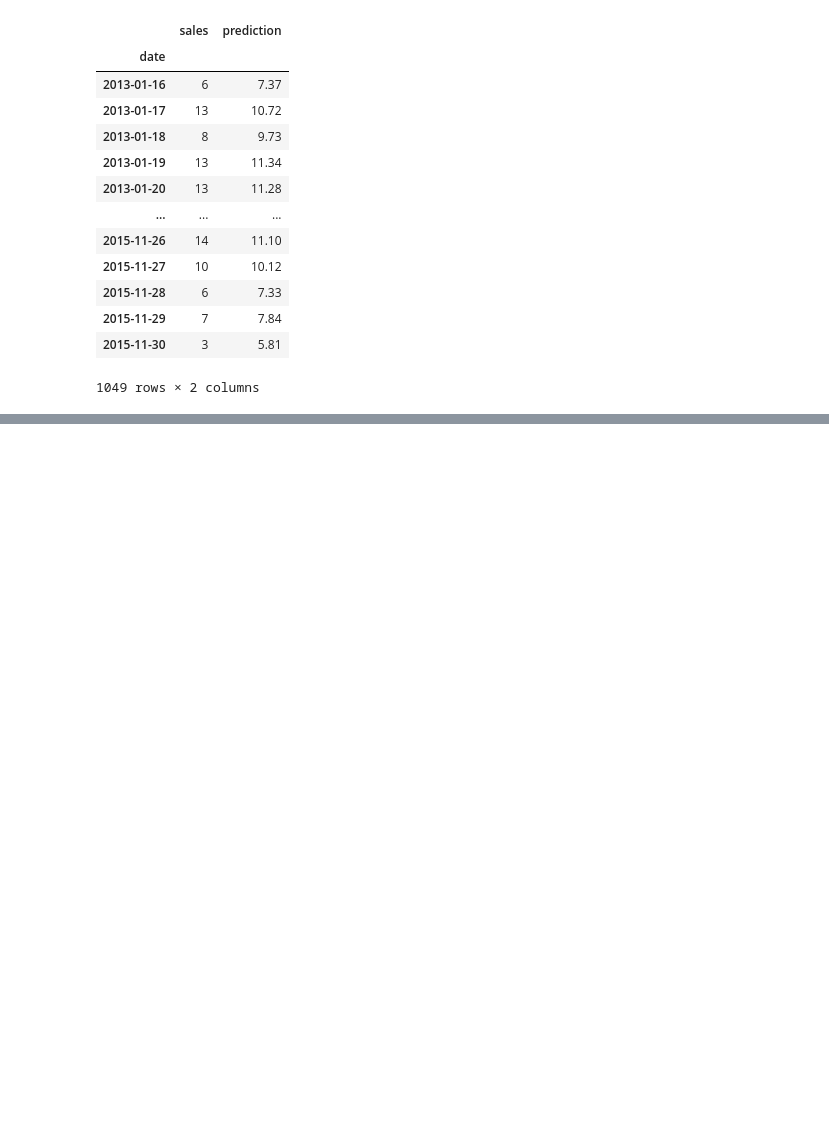
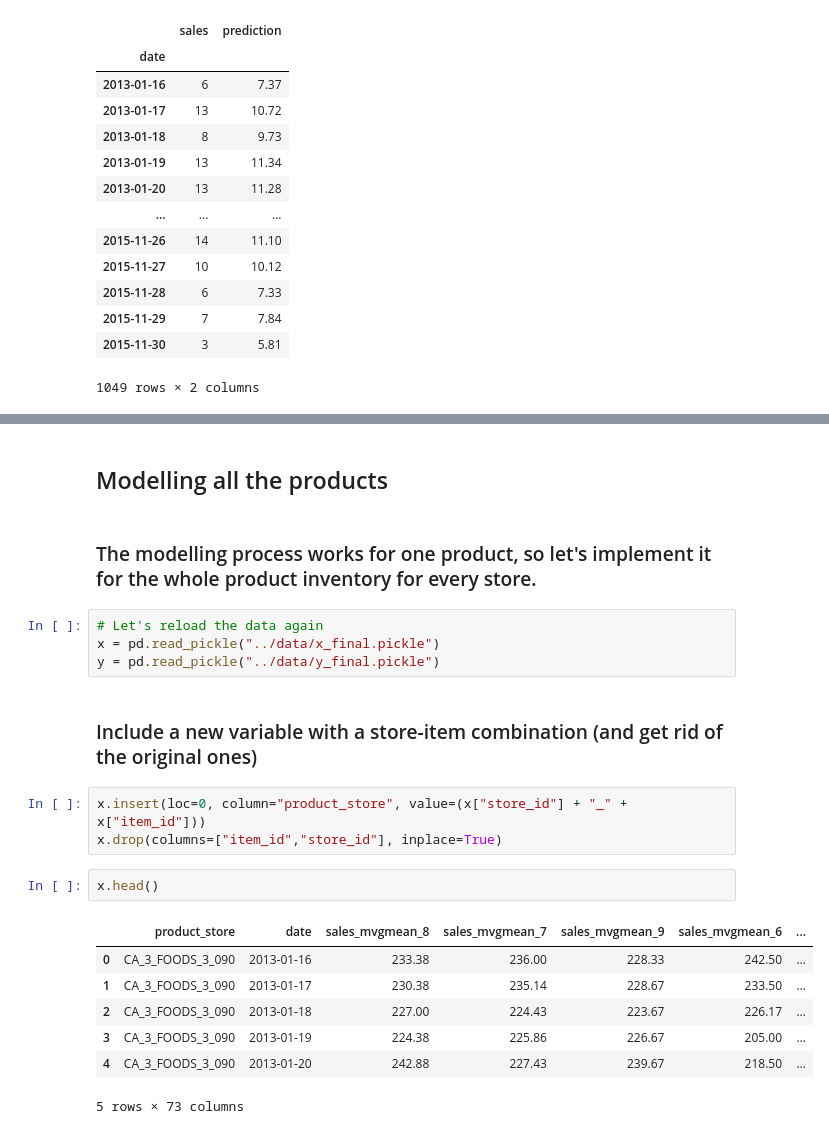
Before and after one commit to luis-cj/data-science-forecasting-food-retailer, a Jupyter notebook: notebooks/06_Modelling.ipynb, the cells around one changed output, grey strips where cells are left out. Cells and saved outputs as stored; diff of their text form; blank space fills up the shorter version.

Commit message:
started scale-up modelling phase

```diff
--- a/notebooks/06_Modelling.ipynb
+++ b/notebooks/06_Modelling.ipynb
@@ -147,3 +148,26 @@ temp
 temp.tail(100).plot(figsize = (16,10));
 # %% [output]
 [figure]
+# %% [markdown]
+## Modelling all the products
+# %% [markdown]
+### The modelling process works for one product, so let's implement it for the whole product inventory for every store.
+# %%
+# Let's reload the data again
+x = pd.read_pickle("../data/x_final.pickle")
+y = pd.read_pickle("../data/y_final.pickle")
+# %% [markdown]
+### Include a new variable with a store-item combination (and get rid of the original ones)
+# %%
+x.insert(loc=0, column="product_store", value=(x["store_id"] + "_" + x["item_id"]))
+x.drop(columns=["item_id","store_id"], inplace=True)
+# %%
+x.head()
+# %% [output]
+|  | product_store | date | sales_mvgmean_8 | sales_mvgmean_7 | sales_mvgmean_9 | sales_mvgmean_6 | ... |
+| 0 | CA_3_FOODS_3_090 | 2013-01-16 | 233.38 | 236.00 | 228.33 | 242.50 | ... |
+| 1 | CA_3_FOODS_3_090 | 2013-01-17 | 230.38 | 235.14 | 228.67 | 233.50 | ... |
+| 2 | CA_3_FOODS_3_090 | 2013-01-18 | 227.00 | 224.43 | 223.67 | 226.17 | ... |
+| 3 | CA_3_FOODS_3_090 | 2013-01-19 | 224.38 | 225.86 | 226.67 | 205.00 | ... |
+| 4 | CA_3_FOODS_3_090 | 2013-01-20 | 242.88 | 227.43 | 239.67 | 218.50 | ... |
+5 rows × 73 columns
```
Also changed, not shown: parts of 5 cells of this notebook.
